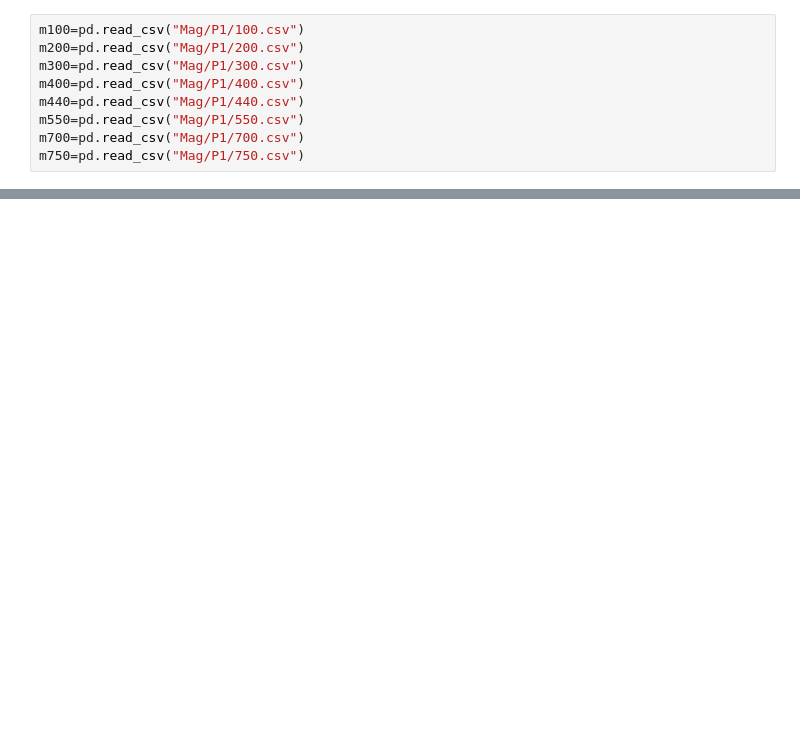
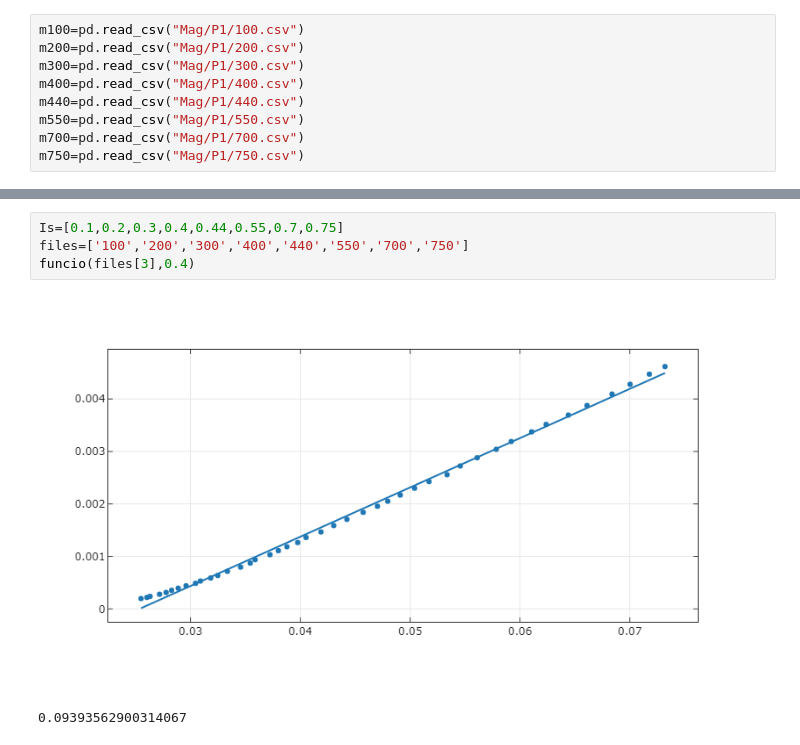
Before and after one commit to pmarg4/LabElectro, a Jupyter notebook: Pràctica 06/Part Magnètica.ipynb, the cells around one changed output, grey strips where cells are left out. Drawn from its saved outputs; the diff is of its cells as text; blank space fills up the shorter version.

```diff
--- a/Pràctica 06/Part Magnètica.ipynb
+++ b/Pràctica 06/Part Magnètica.ipynb
@@ -85,4 +101,11 @@ def funcio2(fname,I):
     return fit_results.params[1]
+# %%
+Is=[0.1,0.2,0.3,0.4,0.44,0.55,0.7,0.75]
+files=['100','200','300','400','440','550','700','750']
+funcio(files[3],0.4)
+# %% [output]
+[figure, added]
+0.09393562900314067
 # %%
 Is=[0.1,0.2,0.3,0.4,0.44,0.55,0.7,0.75]
 files=['100','200','300','400','440','550','700','750']
```
Also changed, not shown: parts of 13 cells of this notebook, 37 other files.
